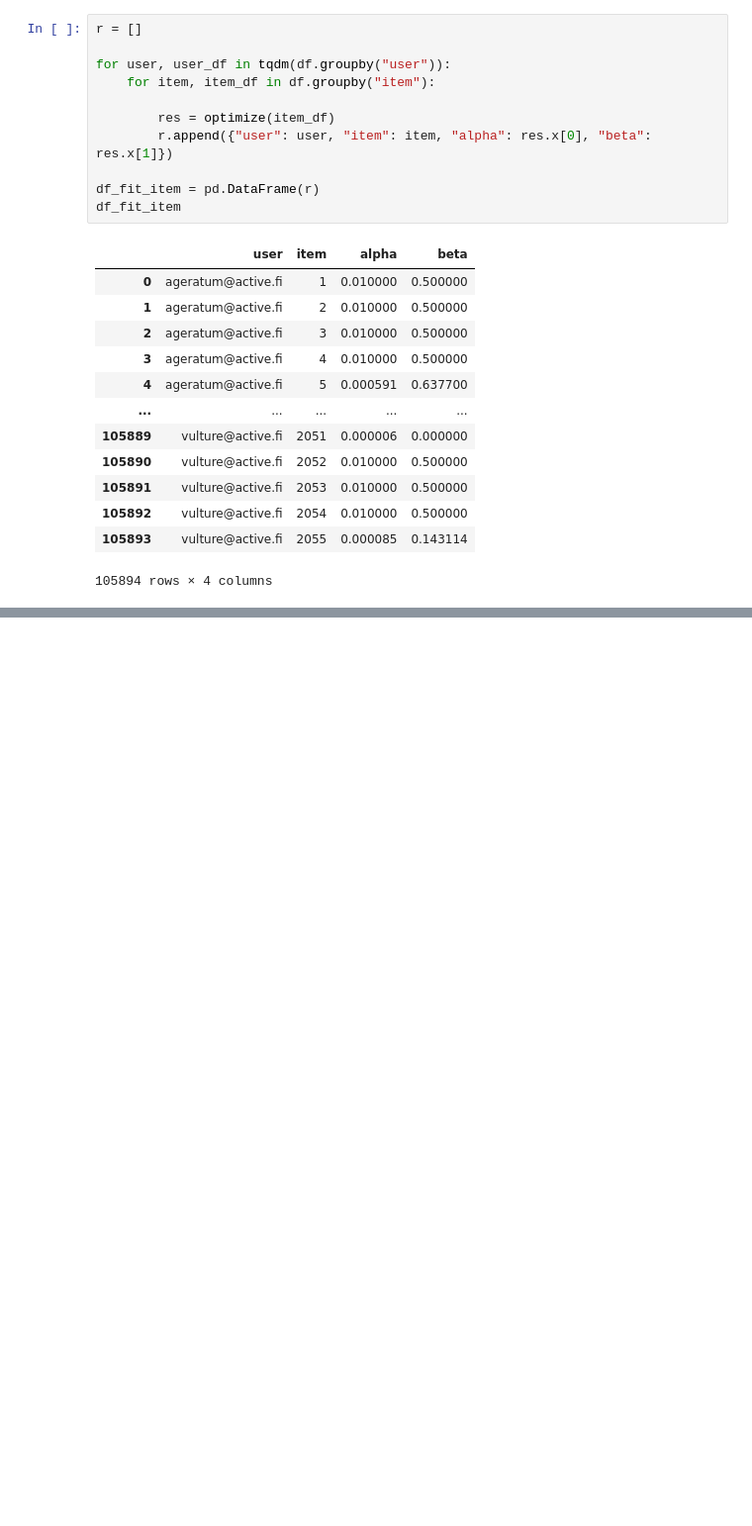
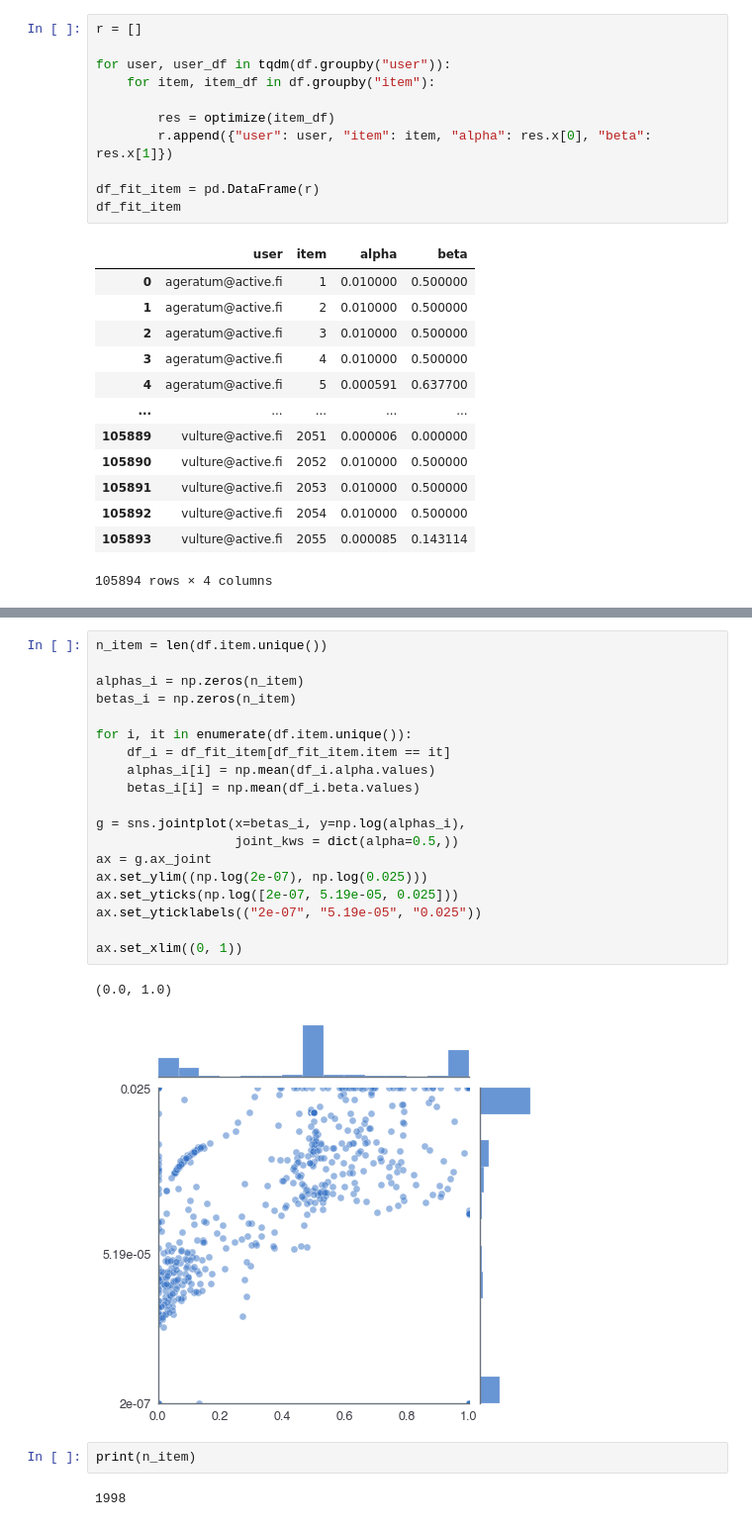
Before and after one commit to AurelienNioche/ActiveTeachingCollaborative, a Jupyter notebook: proba.ipynb, the cells around one changed output, grey strips where cells are left out. Shown at 99% size. Drawn from its saved outputs; the diff is of its cells as text; blank space fills up the shorter version.

```diff
--- a/proba.ipynb
+++ b/proba.ipynb
@@ -208,0 +273,26 @@ df_fit_item
+# %%
+n_item = len(df.item.unique())
+
+alphas_i = np.zeros(n_item)
+betas_i = np.zeros(n_item)
+
+for i, it in enumerate(df.item.unique()):
+    df_i = df_fit_item[df_fit_item.item == it]
+    alphas_i[i] = np.mean(df_i.alpha.values)
+    betas_i[i] = np.mean(df_i.beta.values)
+
+g = sns.jointplot(x=betas_i, y=np.log(alphas_i),
+                  joint_kws = dict(alpha=0.5,))
+ax = g.ax_joint
+ax.set_ylim((np.log(2e-07), np.log(0.025)))
+ax.set_yticks(np.log([2e-07, 5.19e-05, 0.025]))
+ax.set_yticklabels(("2e-07", "5.19e-05", "0.025"))
+
+ax.set_xlim((0, 1))
+# %% [output]
+(0.0, 1.0)
+[figure, added]
+# %%
+print(n_item)
+# %% [output]
+1998
```
Also changed, not shown: parts of 14 cells of this notebook.
